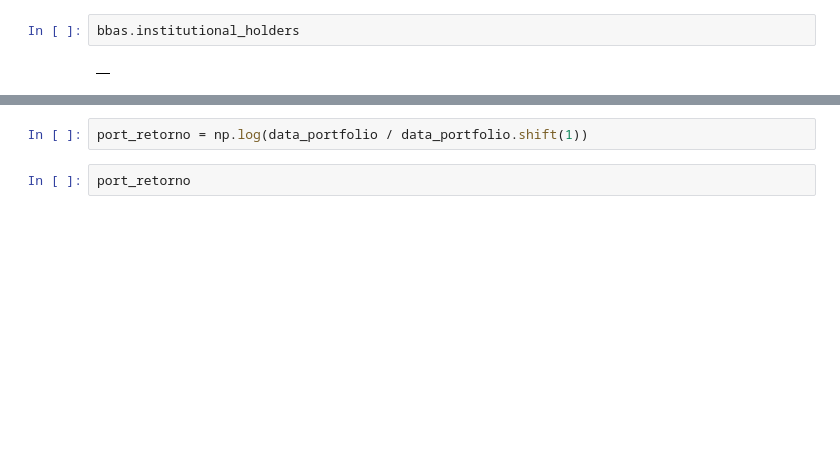
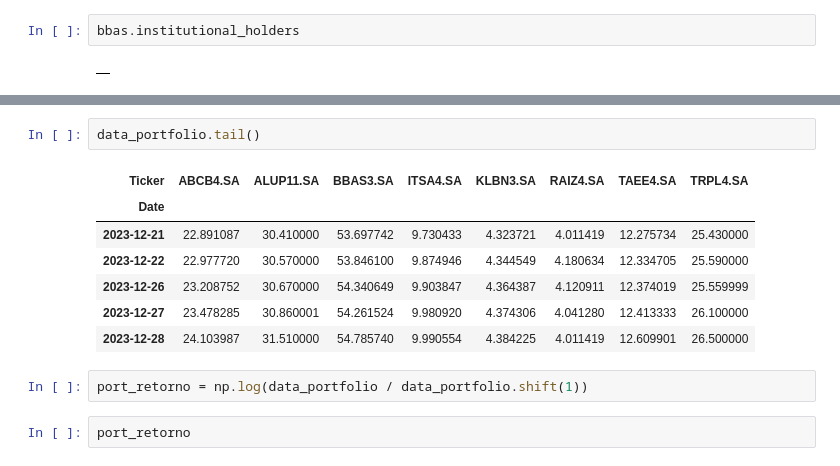
Before and after one commit to RISONALDOMENDES/python-para-financas--investimento-e-analise-de-dados, a Jupyter notebook: meu_portfolio.ipynb, the cells around one changed output, grey strips where cells are left out. Cells and saved outputs as stored; diff of their text form; blank space fills up the shorter version.

```diff
--- a/meu_portfolio.ipynb
+++ b/meu_portfolio.ipynb
@@ -133,3 +133,13 @@ data_portfolio.head()
+# %%
+data_portfolio.tail()
+# %% [output]
+| Ticker | ABCB4.SA | ALUP11.SA | BBAS3.SA | ITSA4.SA | KLBN3.SA | RAIZ4.SA | TAEE4.SA | TRPL4.SA |
+| Date |  |  |  |  |  |  |  |  |
+| 2023-12-21 | 22.891087 | 30.410000 | 53.697742 | 9.730433 | 4.323721 | 4.011419 | 12.275734 | 25.430000 |
+| 2023-12-22 | 22.977720 | 30.570000 | 53.846100 | 9.874946 | 4.344549 | 4.180634 | 12.334705 | 25.590000 |
+| 2023-12-26 | 23.208752 | 30.670000 | 54.340649 | 9.903847 | 4.364387 | 4.120911 | 12.374019 | 25.559999 |
+| 2023-12-27 | 23.478285 | 30.860001 | 54.261524 | 9.980920 | 4.374306 | 4.041280 | 12.413333 | 26.100000 |
+| 2023-12-28 | 24.103987 | 31.510000 | 54.785740 | 9.990554 | 4.384225 | 4.011419 | 12.609901 | 26.500000 |
 # %%
 port_retorno = np.log(data_portfolio / data_portfolio.shift(1))
 # %%
```
Also changed, not shown: parts of 19 cells of this notebook, 1 other file.
